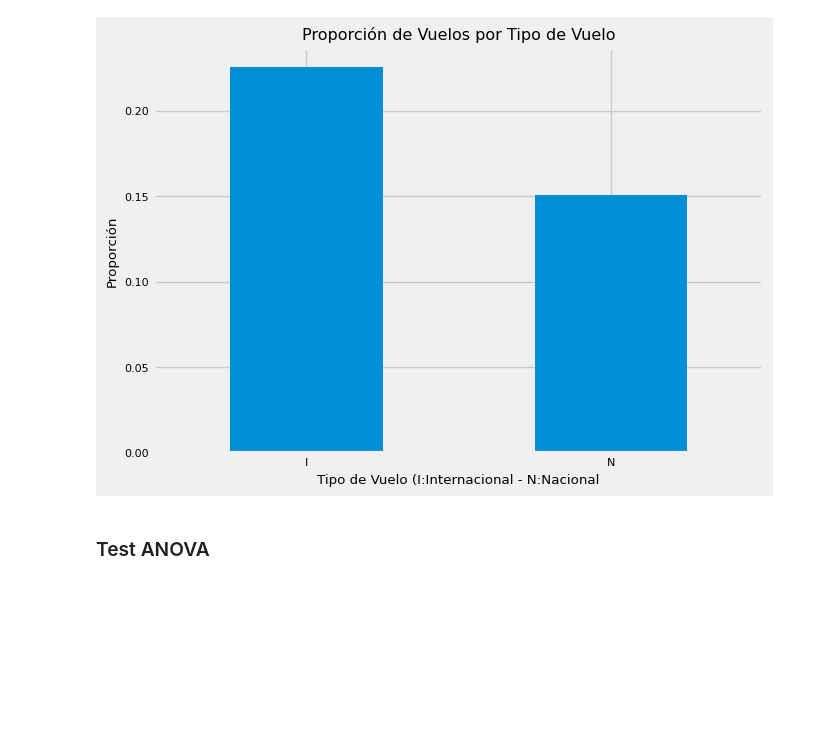
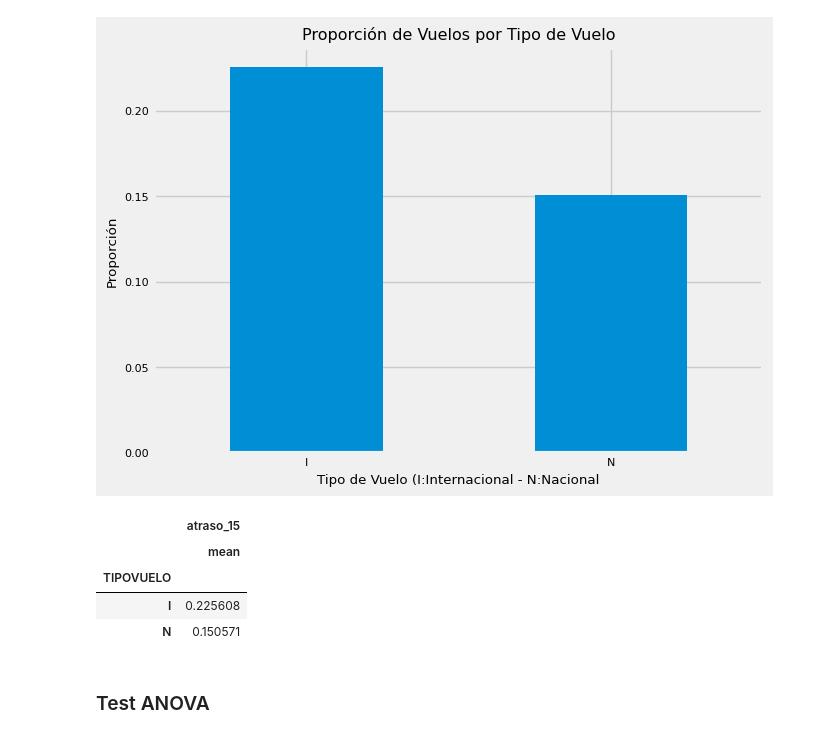
Before and after one commit to ignacioTapia95/neuralworks-challenge-data-scientist, a Jupyter notebook: notebooks/03_DELAY_ANALYSIS.ipynb, the cells around one changed output. Drawn from its saved outputs; the diff is of its cells as text; code cells hidden in the pictures; blank space fills up the shorter version.

```diff
--- a/notebooks/03_DELAY_ANALYSIS.ipynb
+++ b/notebooks/03_DELAY_ANALYSIS.ipynb
@@ -220,6 +228,14 @@ plt.savefig('results/img/02_DELAY_ANALYSIS_TIPOVUELO.png')
 plt.show()
 # %% [output]
 [figure]
+# %%
+storage['TIPOVUELO'][[('atraso_15',  'mean')]]
+# %% [output]
+|  | atraso_15 |
+|  | mean |
+| TIPOVUELO |  |
+| I | 0.225608 |
+| N | 0.150571 |
 # %% [markdown]
 ### Test ANOVA
 # %%
```
Also changed, not shown: parts of 1 cell of this notebook, 3 other files.
